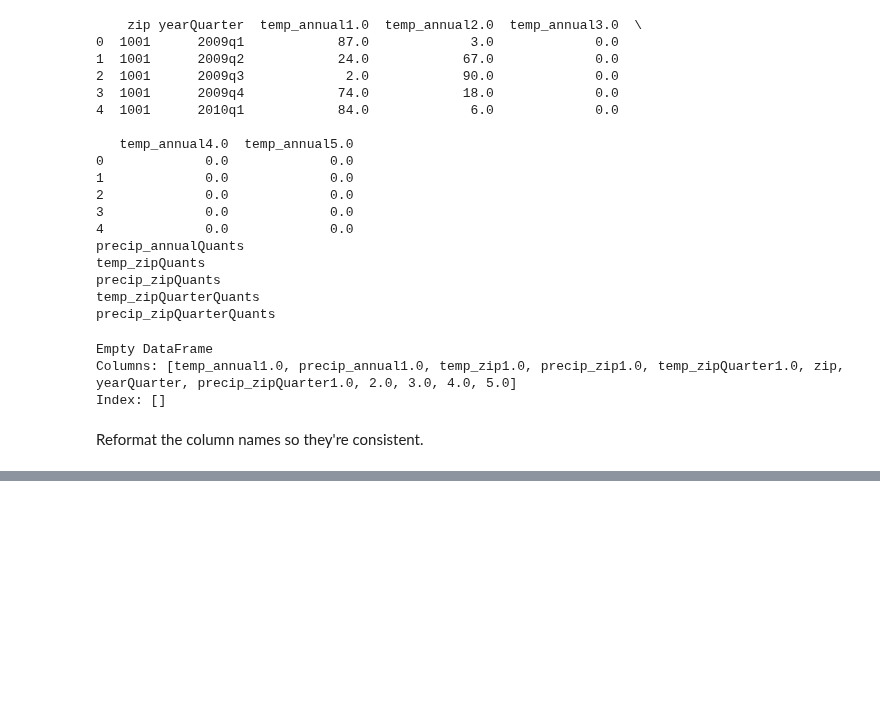
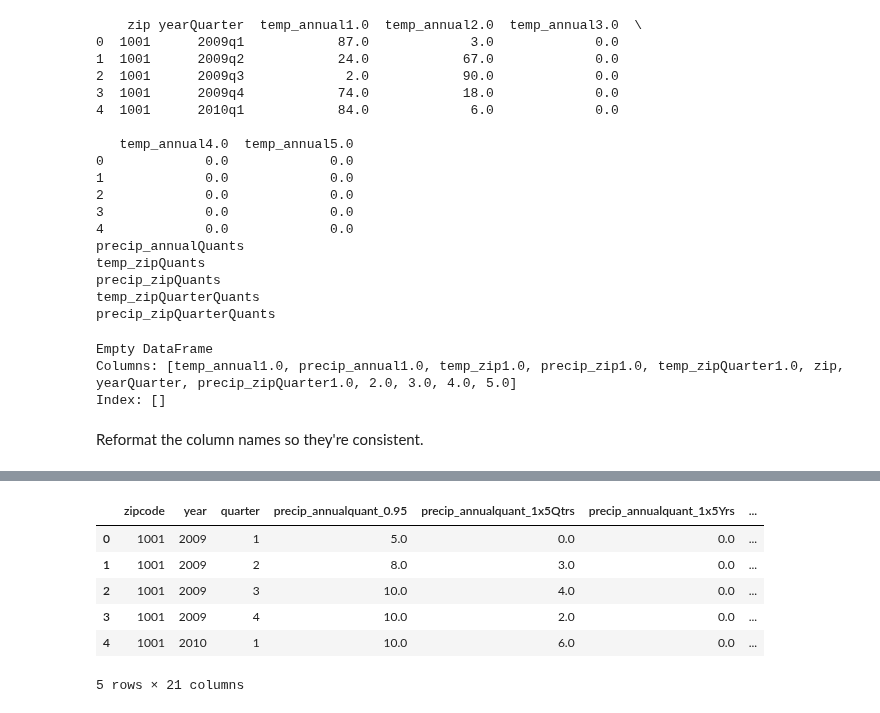
Before and after one commit to brianreed21/extremes, a Jupyter notebook: extremesCleaningCode/prismQuartiles_zipAll.ipynb, the cells around one changed output, grey strips where cells are left out. Cells and saved outputs as stored; diff of their text form; code cells hidden in the pictures; blank space fills up the shorter version.

```diff
--- a/extremesCleaningCode/prismQuartiles_zipAll.ipynb
+++ b/extremesCleaningCode/prismQuartiles_zipAll.ipynb
@@ -907,19 +1111,23 @@ countDataRevised = countData[['zipcode','year','qtr']]
 # %%
+# need to account for fact that once a year-quarter is 90 days, not 365
+'''quant_labels = ['quant_0.05','quant_tossThisOne','quant_0.95',
+                'quant_1x5Qtrs','quant_1x5Yrs']'''
 
 cdf = {}
 
 
-cdf['0.95']     = ['1xQtr','1xYr','1x5Qtrs','1x10Qtrs','1x5Yrs','1x10Yrs','1.0']
-cdf['1xQtr']    = ['1xYr','1x5Qtrs','1x10Qtrs','1x5Yrs','1x10Yrs','1.0']
-cdf['1xYr']     = ['1x5Qtrs','1x10Qtrs','1x5Yrs','1x10Yrs','1.0']
-cdf['1x5Qtrs']  = ['1x10Qtrs','1x5Yrs','1x10Yrs','1.0']
-cdf['1x10Qtrs'] = ['1x5Yrs','1x10Yrs','1.0']
-cdf['1x5Yrs']   = ['1x10Yrs','1.0']
-cdf['1x10Yrs']  = ['1.0']
+cdf['3.0']   = ['3.0','4.0','5.0']
+cdf['4.0']   = ['4.0','5.0']
+cdf['5.0']   = ['5.0']
 
+'''
+cdf['0.95']     = ['3.0','4.0','5.0']
+cdf['1x5Qtrs']   = ['4.0','5.0']
+cdf['1x5Yrs']   = ['5.0']
+'''
 
-weatherVars = ['precip_','temp_','precip5Days_','temp5Days_']
-statVars    = ['annualquant_','zipquant_','zipQuarterquant_']
+weatherVars = ['precip_','temp_']
+statVars    = ['annual','zip','zipQuarter']
 
 
 for weatherVar in weatherVars:
@@ -928,11 +1136,19 @@ for weatherVar in weatherVars:
 
         # 0.95
         for cutoff in list(cdf.keys()):
+            varHere = weatherVar + statVar + cutoff
+            print(varHere)
+            if (cutoff == '3.0'):
+                varHereRev = weatherVar + statVar + 'quant_0.95'
+            if cutoff == '4.0':
+                varHereRev = weatherVar + statVar + 'quant_1x5Qtrs'
+            if cutoff == '5.0':
+                varHereRev = weatherVar + statVar + 'quant_1x5Yrs'
 
-            varHere = weatherVar + statVar + cutoff
-            countDataRevised[varHere] = countData[varHere]
-            print(cutoff, "******")
+            countDataRevised[varHereRev] = 0 # countData[varHere]
+
+            print(varHereRev, "******")
             for greaterThanCutoffs in cdf[cutoff]:
                 varCDF = weatherVar + statVar + greaterThanCutoffs
-                countDataRevised[varHere] = countDataRevised[varHere] + countData[varCDF]
+                countDataRevised[varHereRev] = countDataRevised[varHereRev] + countData[varCDF]
                 print(weatherVar + statVar + greaterThanCutoffs)
@@ -943,3 +1181,13 @@ countData['temp_annualquant_0.95']
+# %%
+countDataRevised.head()
+# %% [output]
+|  | zipcode | year | quarter | precip_annualquant_0.95 | precip_annualquant_1x5Qtrs | precip_annualquant_1x5Yrs | ... |
+| 0 | 1001 | 2009 | 1 | 5.0 | 0.0 | 0.0 | ... |
+| 1 | 1001 | 2009 | 2 | 8.0 | 3.0 | 0.0 | ... |
+| 2 | 1001 | 2009 | 3 | 10.0 | 4.0 | 0.0 | ... |
+| 3 | 1001 | 2009 | 4 | 10.0 | 2.0 | 0.0 | ... |
+| 4 | 1001 | 2010 | 1 | 10.0 | 6.0 | 0.0 | ... |
+5 rows × 21 columns
 # %%
 countDataRevised.to_csv("../../data/companyData/revised_allWeatherBins_2009to2019_allZips.csv")
 # %%
```
Also changed, not shown: parts of 24 cells of this notebook, 2 other files.
